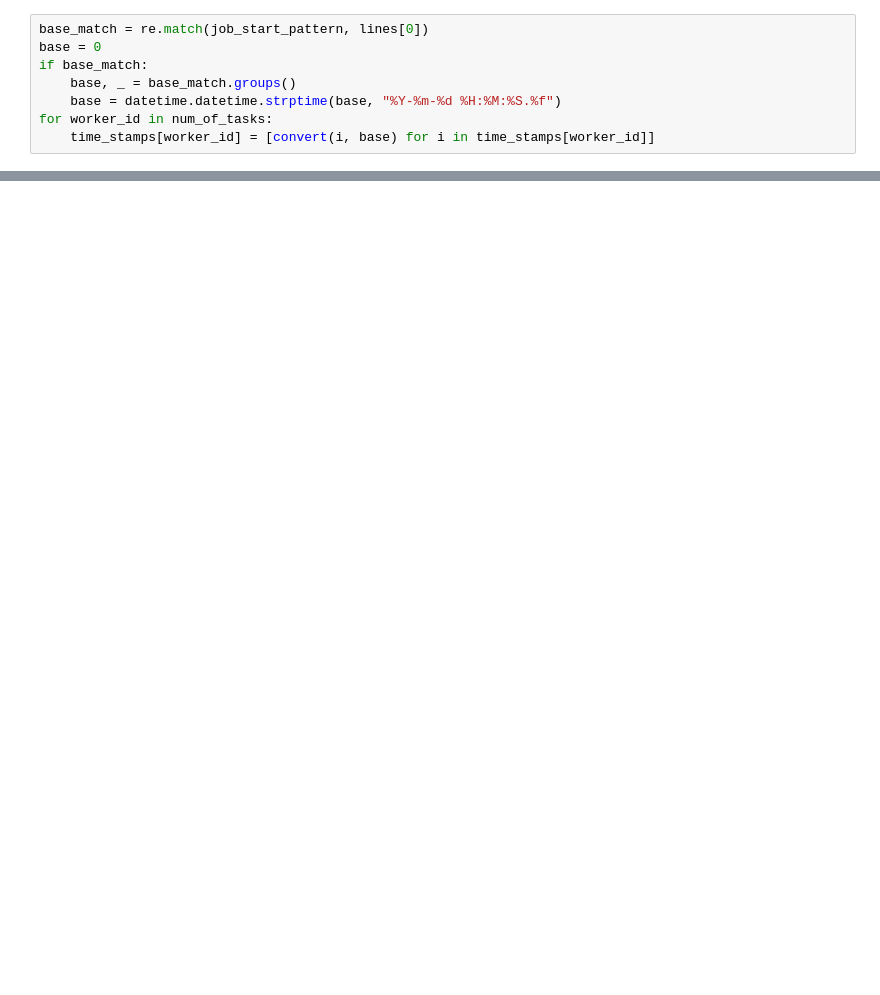
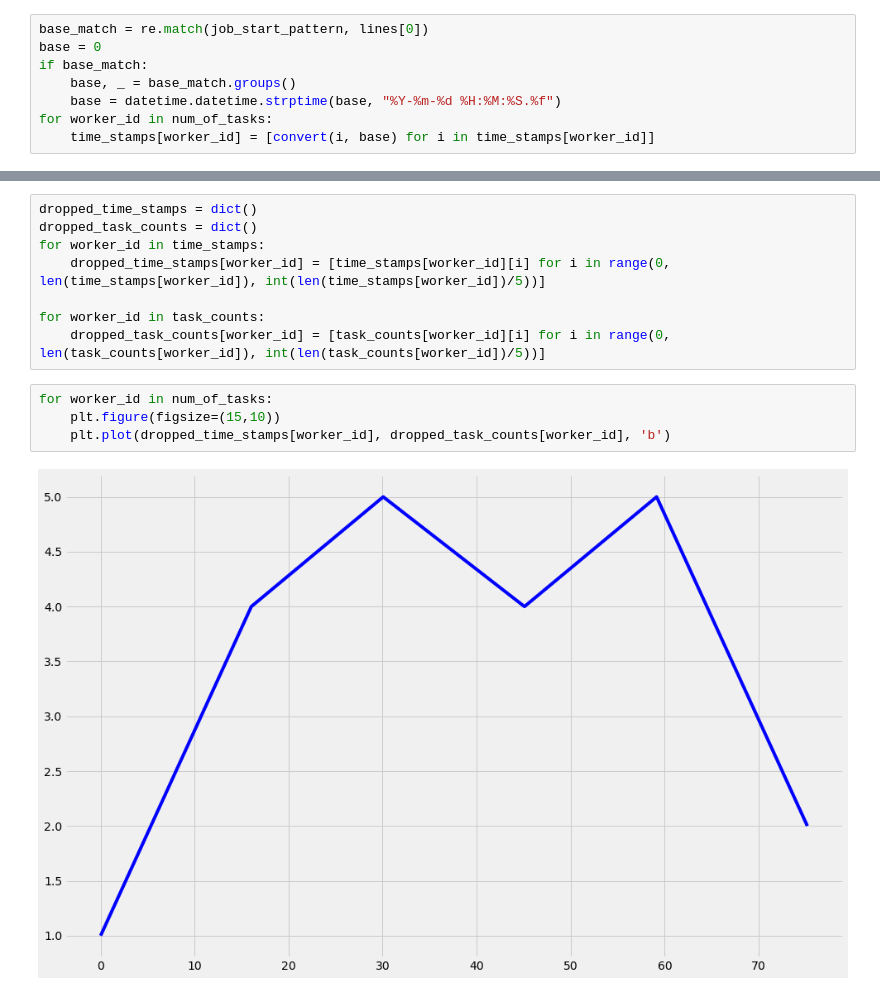
Before and after one commit to Gituser143/YACS, a Jupyter notebook: YACS/src/graphs.ipynb, the cells around one changed output, grey strips where cells are left out. Cells and saved outputs as stored; diff of their text form; blank space fills up the shorter version.

```diff
--- a/YACS/src/graphs.ipynb
+++ b/YACS/src/graphs.ipynb
@@ -171,0 +151,14 @@ for worker_id in num_of_tasks:
+# %%
+dropped_time_stamps = dict()
+dropped_task_counts = dict()
+for worker_id in time_stamps:
+    dropped_time_stamps[worker_id] = [time_stamps[worker_id][i] for i in range(0, len(time_stamps[worker_id]), int(len(time_stamps[worker_id])/5))]
+
+for worker_id in task_counts:
+    dropped_task_counts[worker_id] = [task_counts[worker_id][i] for i in range(0, len(task_counts[worker_id]), int(len(task_counts[worker_id])/5))]
+# %%
+for worker_id in num_of_tasks:
+    plt.figure(figsize=(15,10))
+    plt.plot(dropped_time_stamps[worker_id], dropped_task_counts[worker_id], 'b')
+# %% [output]
+[figure, added]
```
Also changed, not shown: parts of 11 cells of this notebook.
